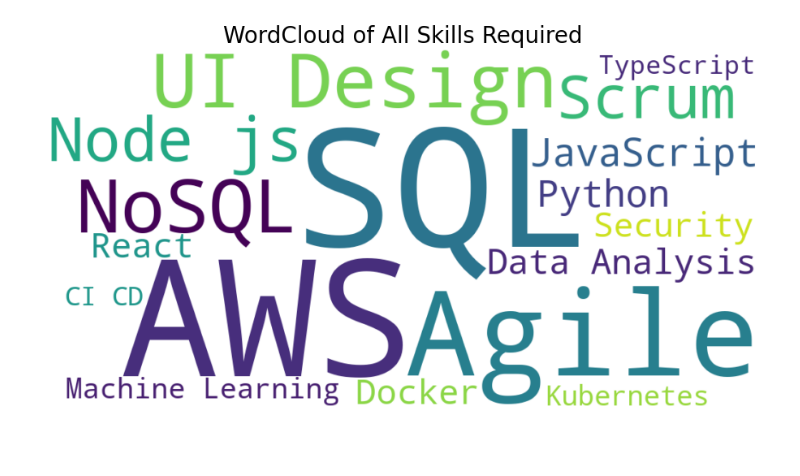
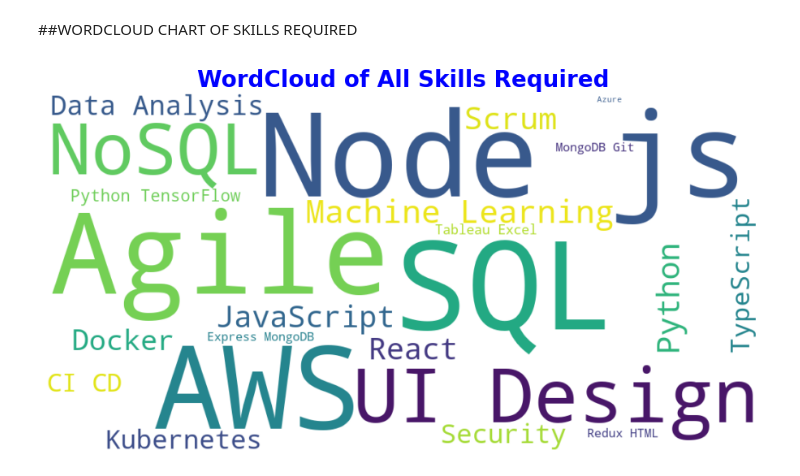
Before and after one commit to SEIDY-KANTE/ai-powered-resume-scanning-system, a Jupyter notebook: data/charts.ipynb, the cells around one changed output. Cells and saved outputs as stored; diff of their text form; code cells hidden in the pictures; blank space fills up the shorter version.

```diff
--- a/data/charts.ipynb
+++ b/data/charts.ipynb
@@ -135,16 +187,5 @@ plt.show()
 #Count Chart for Job Title and Employment Mode
 #Mesleklerin çalışma moduna göre dağılımı verir
 
-df = pd.read_csv('job_dataset.csv')
-
-df = df.dropna(subset = ['Job Title', 'Employment Mode'])
-
-plt.figure(figsize = (15, 8))
-sns.countplot(data = df, x = 'Job Title', hue = 'Employment Mode', order = df['Job Title'].value_counts().index)
-plt.title('Job Title - Employment Mode Distribution', fontsize = 20, fontweight = 'bold', color = 'blue',loc = 'center')
-plt.xlabel('Job Title')
-plt.ylabel('Counts')
-plt.xticks(rotation = 90)
-plt.tight_layout()
-plt.show()
+countXChartDraw(df, 'Job Title','Employment Mode', 'Job Title - Employment Mode Distribution', (15, 8))
 # %% [output]
@@ -177,21 +202,27 @@ plt.show()
+# %%
+#a method for drawing a wordCloud chart
+def wordCloudChartDraw(df, label, titleOfChart, size):
+
+    all_skills = df[label].str.split(', ').sum()
+
+    wordcloud = WordCloud(width = 1000, height = 500, background_color = 'white').generate(' '.join(all_skills))
+
+    plt.figure(figsize = size)
+    plt.imshow(wordcloud, interpolation = 'bilinear')
+    plt.axis('off')
+    plt.title(titleOfChart, fontsize = 20, fontweight = 'bold', color = 'blue', loc = 'center')
+    plt.tight_layout()
+    plt.show()
+# %% [markdown]
+##WORDCLOUD CHART OF SKILLS REQUIRED
 # %%
 #WordCloud for Skills Required
 #İş Gereksinimlerindeki kelimelerin frekans ve önemine görselleştirmek için.
 #Daha sık ve daha önemli olanlar daha büyük fontla gösterilmekte.
 
-df = pd.read_csv("job_dataset.csv")
-
-all_skills = df['Skills Required'].str.split(', ').sum()
-
-wordcloud = WordCloud(width = 1000, height = 500, background_color = 'white').generate(' '.join(all_skills))
-plt.figure(figsize = (10, 5))
-plt.imshow(wordcloud, interpolation = 'bilinear')
-plt.axis('off')
-plt.title("WordCloud of All Skills Required", fontsize = 20)
-plt.tight_layout()
-plt.show()
+wordCloudChartDraw(df, "Skills Required" , "WordCloud of All Skills Required", (10, 5))
 # %% [output]
-[figure, old version]
+[figure, new version]
 # %%
 #WordCloud kütüphanesi hatası için ilk önce aşağıdaki kodu çalıştırdım.
 #import sys
```
Also changed, not shown: parts of 36 cells of this notebook.
